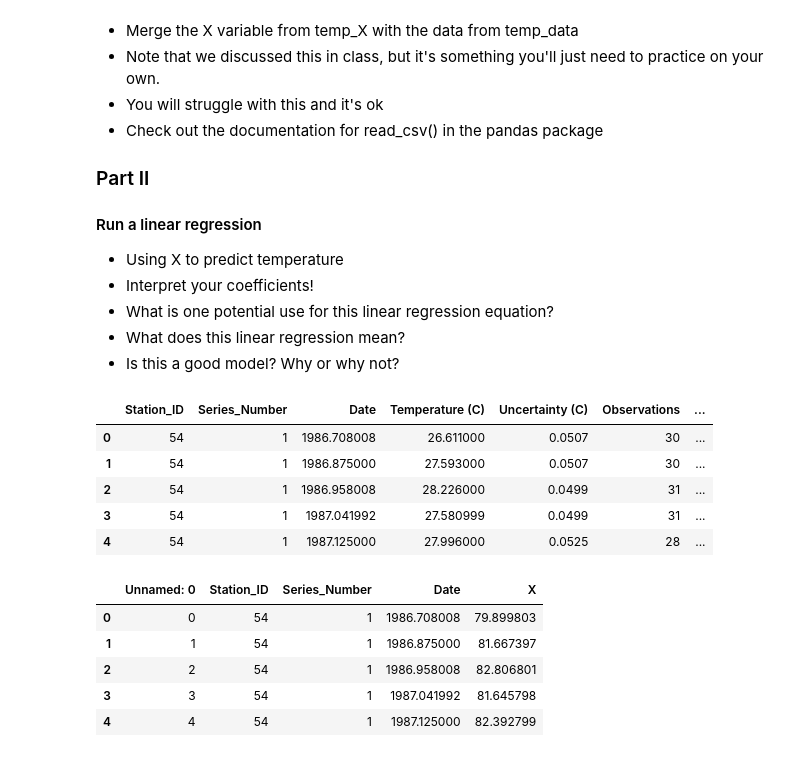
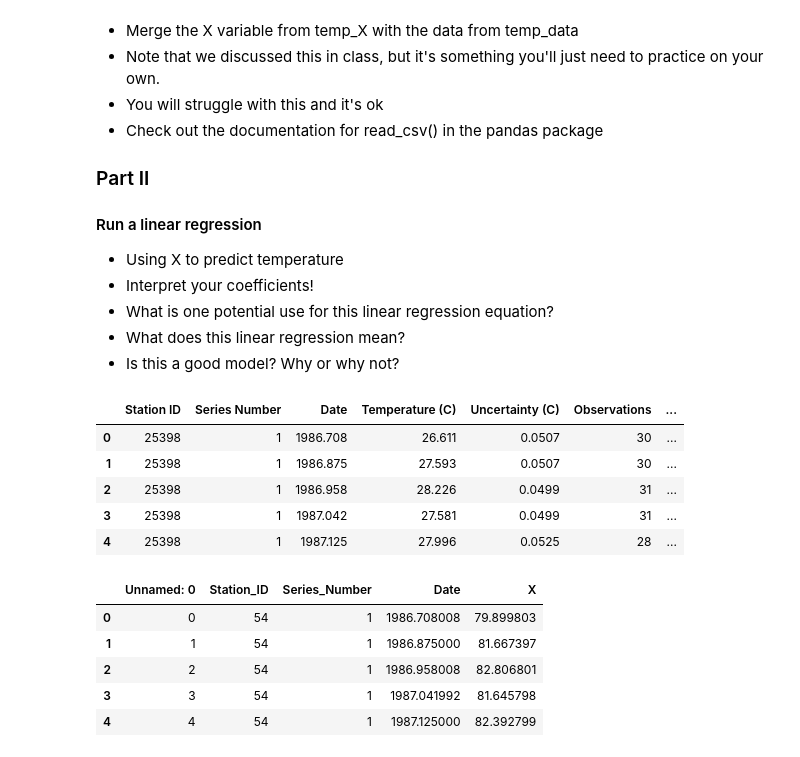
Before and after one commit to teamgeist16-zz/Hello, a Jupyter notebook: Lesson 6/Homework class 6.ipynb, the cells around one changed output. Saved outputs shown, nothing was run; the diff lists cells and outputs as text; code cells hidden in the pictures.

```diff
--- a/Lesson 6/Homework class 6.ipynb
+++ b/Lesson 6/Homework class 6.ipynb
@@ -34,27 +35,25 @@ for line in clue:
     else:
         outF.write(line)
         outF.write('\n')
+# %%
+import pandas as pd
+import matplotlib.pyplot as plt
+import numpy as np
+import re
+vin = pd.read_table('output.txt', sep=r'\,|\t')
+vin = pd.DataFrame(vin)
+vin.head()
+# %% [output]
+|  | Station ID | Series Number | Date | Temperature (C) | Uncertainty (C) | Observations | ... |
+| 0 | 25398 | 1 | 1986.708 | 26.611 | 0.0507 | 30 | ... |
+| 1 | 25398 | 1 | 1986.875 | 27.593 | 0.0507 | 30 | ... |
+| 2 | 25398 | 1 | 1986.958 | 28.226 | 0.0499 | 31 | ... |
+| 3 | 25398 | 1 | 1987.042 | 27.581 | 0.0499 | 31 | ... |
+| 4 | 25398 | 1 | 1987.125 | 27.996 | 0.0525 | 28 | ... |
 # %%
-# after the above step is executed, i went to output.txt and replaced the commas on the first row with tabs, thereby creating a near dataframe
-# if you run the above line, and then this line, the output.txt file will be different. Instead, ingnore the above line and run the code from this line onwards
-import pandas as pd
-import matplotlib.pyplot as plt
-import numpy as np
-import re
-vin = pd.read_table('output.txt')
-vin = pd.DataFrame(vin)
-vin[['Station ID', 'Series Number', 'Observations', 'Time of Observation ']] = vin[['Station ID', 'Series Number', 'Observations', 'Time of Observation ']].astype(np.int8)
-vin[['Date','Temperature (C)', 'Uncertainty (C)']] = vin[['Date','Temperature (C)', 'Uncertainty (C)']].astype(np.float32)
+#vin[['Station ID', 'Series Number', 'Observations', 'Time of Observation']] = vin[['Station ID', 'Series Number', 'Observations', 'Time of Observation']].astype(np.int8)
+#vin[['Date','Temperature (C)', 'Uncertainty (C)']] = vin[['Date','Temperature (C)', 'Uncertainty (C)']].astype(np.float32)
 vin = vin.rename(columns={'Station ID': 'Station_ID', 'Series Number': 'Series_Number'})
-vin.round({'Date':2})
-vin.head()
-# %% [output]
-|  | Station_ID | Series_Number | Date | Temperature (C) | Uncertainty (C) | Observations | ... |
-| 0 | 54 | 1 | 1986.708008 | 26.611000 | 0.0507 | 30 | ... |
-| 1 | 54 | 1 | 1986.875000 | 27.593000 | 0.0507 | 30 | ... |
-| 2 | 54 | 1 | 1986.958008 | 28.226000 | 0.0499 | 31 | ... |
-| 3 | 54 | 1 | 1987.041992 | 27.580999 | 0.0499 | 31 | ... |
-| 4 | 54 | 1 | 1987.125000 | 27.996000 | 0.0525 | 28 | ... |
 # %%
 din = pd.read_csv(r'C:\GIT\DS-SF-32\lessons\lesson-5\temp_X.csv')
 din = pd.DataFrame(din)
```
Also changed, not shown: parts of 4 cells of this notebook.
